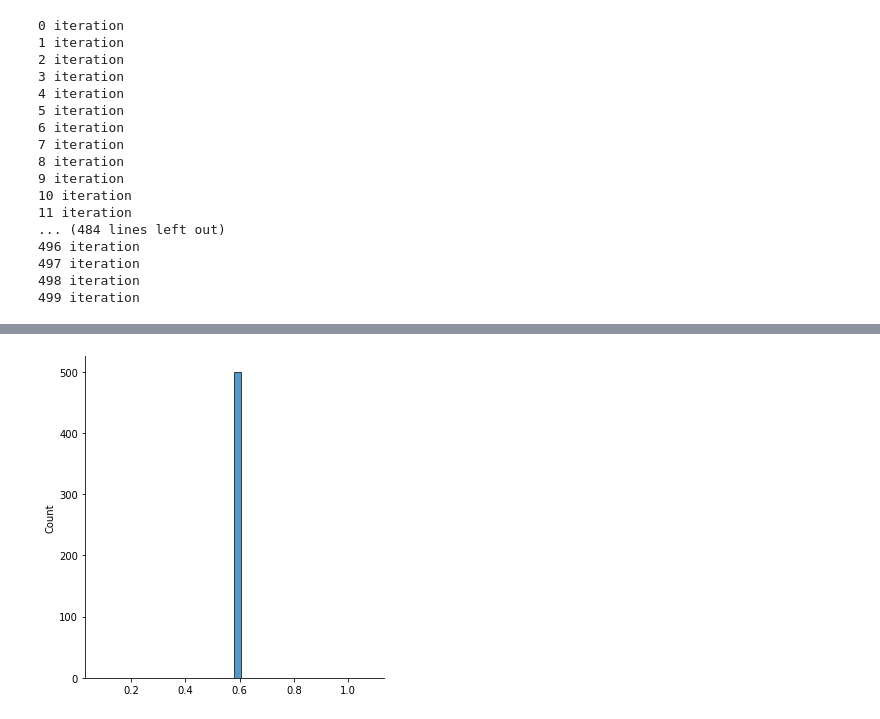
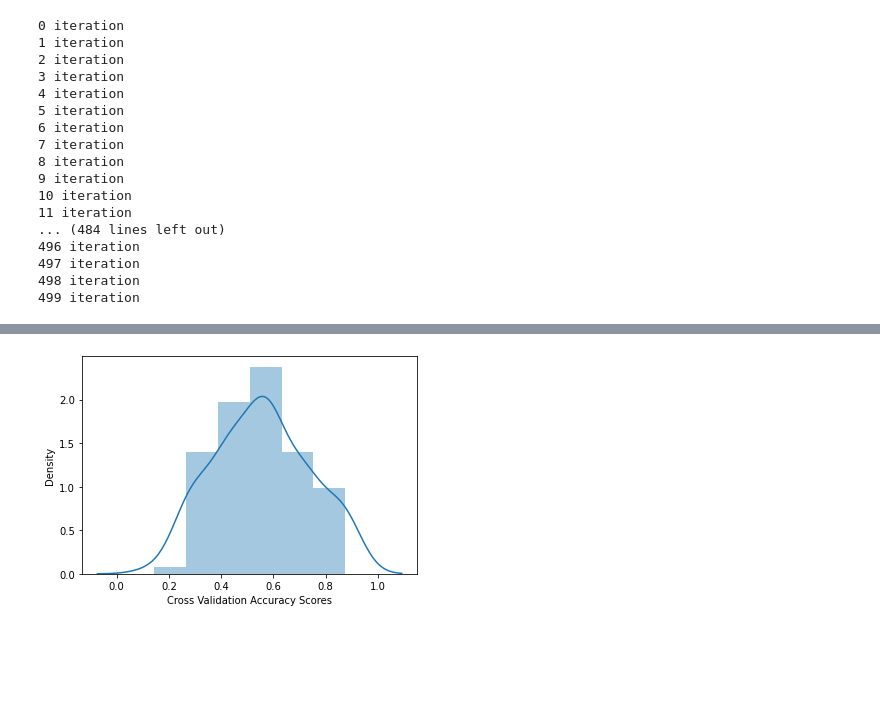
Before and after one commit to carterwward/SongSentiment, a Jupyter notebook: auc_hypothesis_test.ipynb, the cells around one changed output, grey strips where cells are left out. Saved outputs shown, nothing was run; the diff lists cells and outputs as text; code cells hidden in the pictures; blank space fills up the shorter version.

```diff
--- a/auc_hypothesis_test.ipynb
+++ b/auc_hypothesis_test.ipynb
@@ -66,7 +66,10 @@ test_vectorizer = TfidfVectorizer(analyzer='word', lowercase=True, max_features
 # get X test 2d array of train features
 X_test = test_vectorizer.fit_transform(test['tokenized_lyrics'].values).toarray()
 # get test y predictions
-test_pred = model.predict(X_test)
+# test_pred = model.predict(X_test)
 # get train auc scores
-test_auc = roc_auc_score(test['lr_valence'].values, test_pred)
-test_auc_scores.append(test_auc)
+# test_auc = roc_auc_score(test['lr_valence'].values, test_pred)
+# test_auc_scores.append(test_auc)
+
+scores = cross_val_score(model, X_test, test['lr_valence'].values, cv=100)
+print('Cross-Validation Accuracy Scores', scores)
@@ -93,5 +94,7 @@ test_auc_scores
-# %%
-valence_hist = sns.displot(test_auc_scores, bins=40)
-# %% [output]
-[figure, removed]
+# %%
+sns.distplot(scores, kde=True)
+plt.xlabel('Cross Validation Accuracy Scores')
+plt.savefig("cross_val_hist.png")
+# %% [output]
+[figure, added]
 # %%
```
Also changed, not shown: parts of 4 cells of this notebook, 3 other files.
